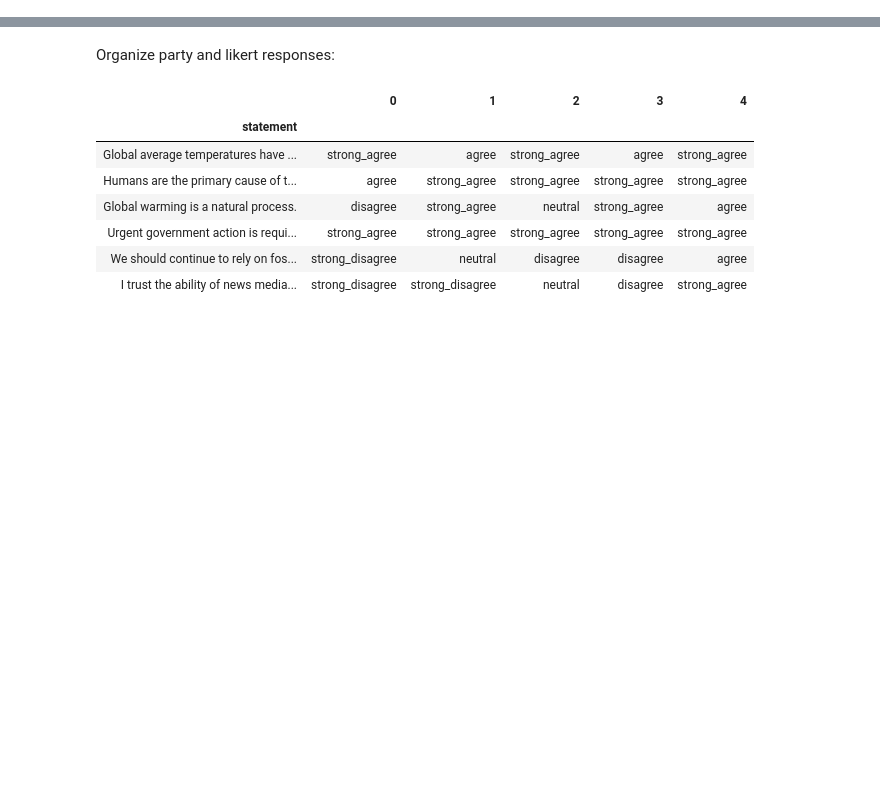
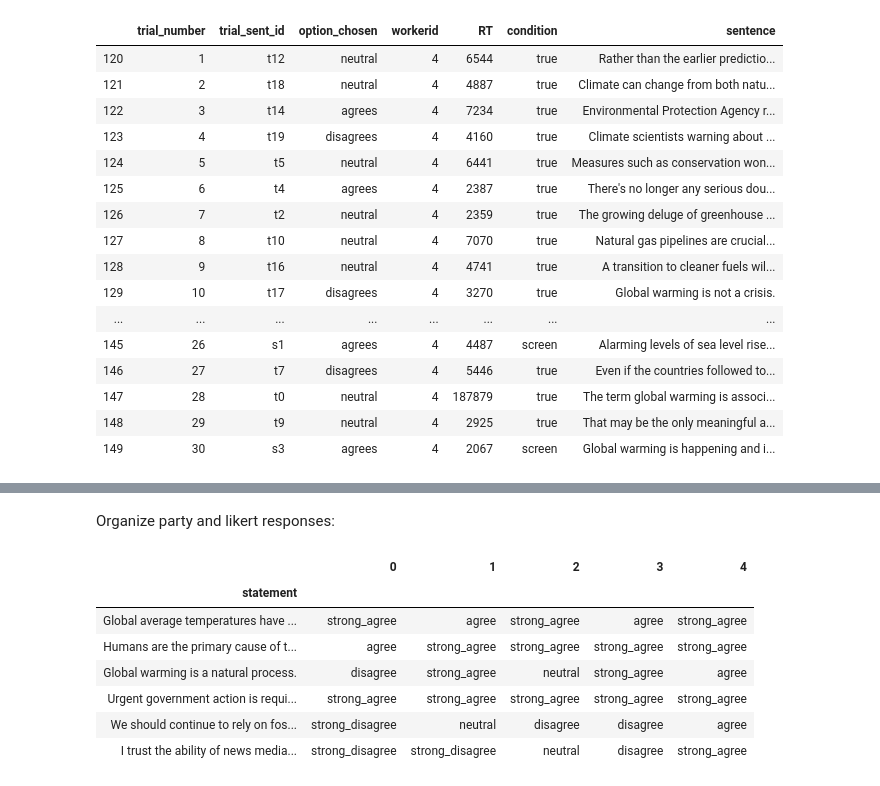
Before and after one commit to yiweiluo/GWStance, a Jupyter notebook: cc_stance/MTurk_results/Inter-annotator agreements.ipynb, the cells around one changed output, grey strips where cells are left out. Saved outputs shown, nothing was run; the diff lists cells and outputs as text; code cells hidden in the pictures; blank space fills up the shorter version.

```diff
--- a/cc_stance/MTurk_results/Inter-annotator agreements.ipynb
+++ b/cc_stance/MTurk_results/Inter-annotator agreements.ipynb
@@ -81 +78,21 @@ trials_per_worker_1.get_group(2)
+# %%
+trials_per_worker[0].get_group(4)
+# %% [output]
+|  | trial_number | trial_sent_id | option_chosen | workerid | RT | condition | sentence |
+| 120 | 1 | t12 | neutral | 4 | 6544 | true | Rather than the earlier predictio... |
+| 121 | 2 | t18 | neutral | 4 | 4887 | true | Climate can change from both natu... |
+| 122 | 3 | t14 | agrees | 4 | 7234 | true | Environmental Protection Agency r... |
+| 123 | 4 | t19 | disagrees | 4 | 4160 | true | Climate scientists warning about ... |
+| 124 | 5 | t5 | neutral | 4 | 6441 | true | Measures such as conservation won... |
+| 125 | 6 | t4 | agrees | 4 | 2387 | true | There's no longer any serious dou... |
+| 126 | 7 | t2 | neutral | 4 | 2359 | true | The growing deluge of greenhouse ... |
+| 127 | 8 | t10 | neutral | 4 | 7070 | true | Natural gas pipelines are crucial... |
+| 128 | 9 | t16 | neutral | 4 | 4741 | true | A transition to cleaner fuels wil... |
+| 129 | 10 | t17 | disagrees | 4 | 3270 | true | Global warming is not a crisis. |
+| ... | ... | ... | ... | ... | ... | ... | ... |
+| 145 | 26 | s1 | agrees | 4 | 4487 | screen | Alarming levels of sea level rise... |
+| 146 | 27 | t7 | disagrees | 4 | 5446 | true | Even if the countries followed to... |
+| 147 | 28 | t0 | neutral | 4 | 187879 | true | The term global warming is associ... |
+| 148 | 29 | t9 | neutral | 4 | 2925 | true | That may be the only meaningful a... |
+| 149 | 30 | s3 | agrees | 4 | 2067 | screen | Global warming is happening and i... |
 # %%
```
Also changed, not shown: parts of 32 cells of this notebook, 1 other file.
